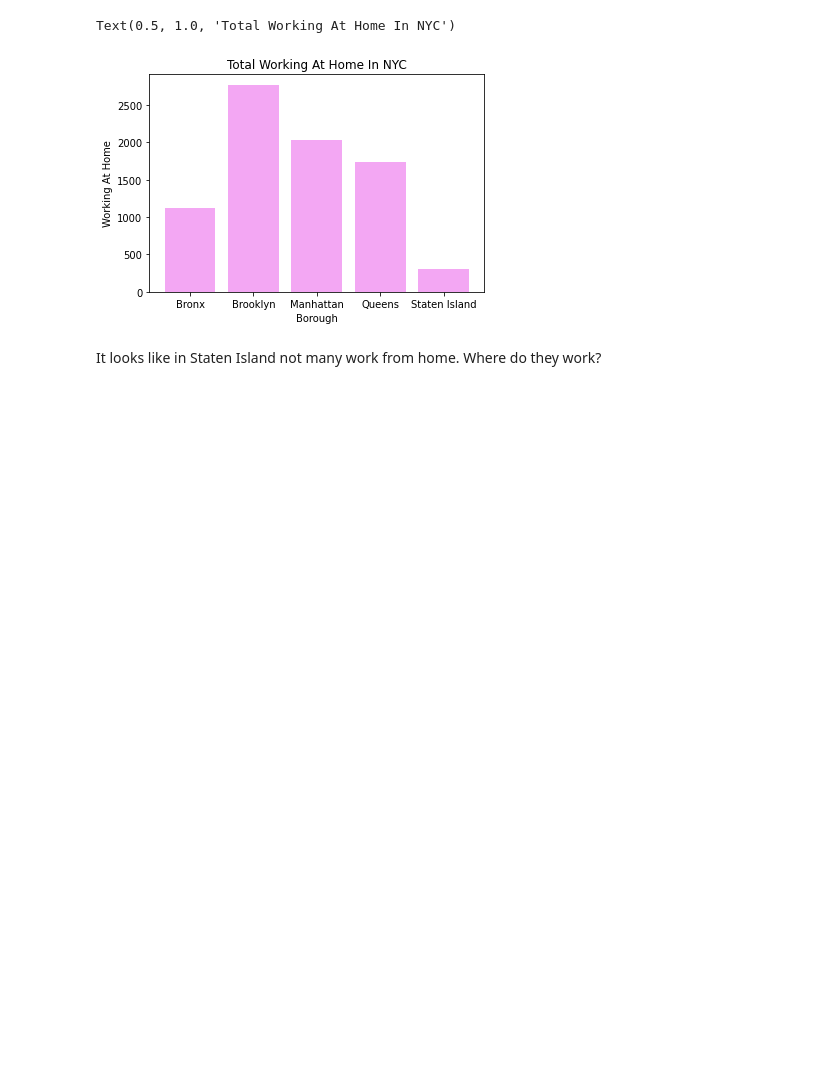
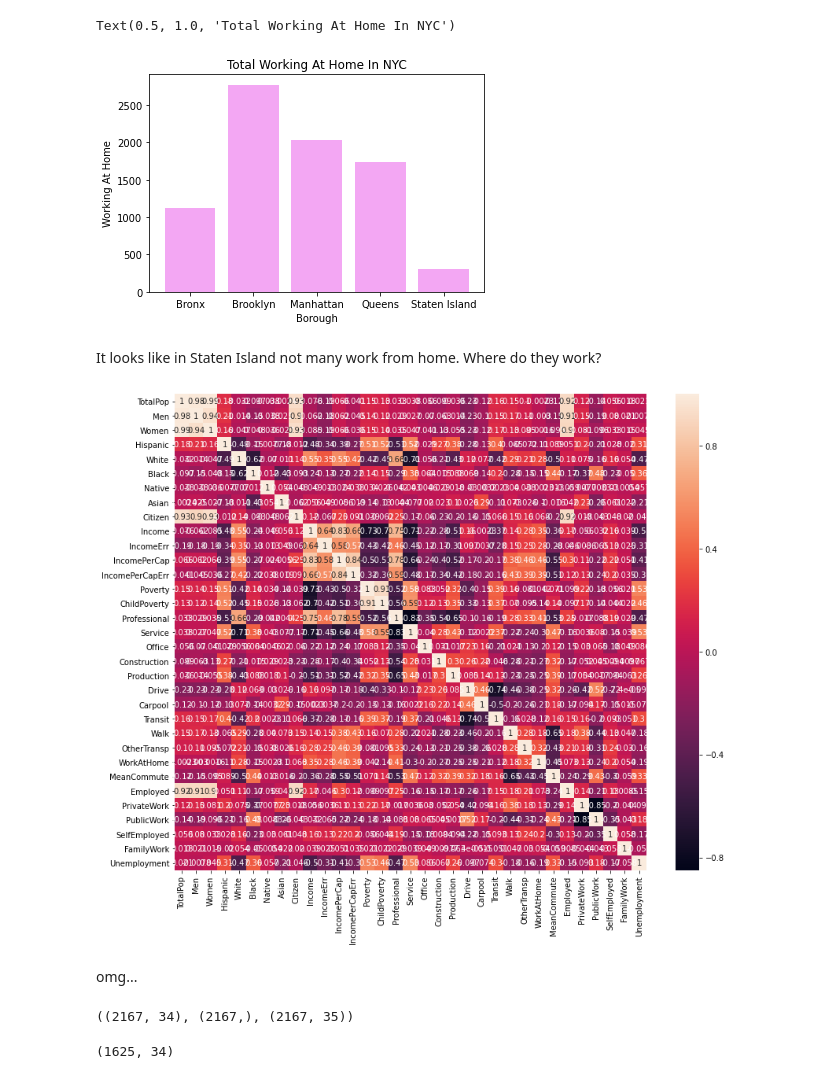
Before and after one commit to saarhaber/DataScienceProject, a Jupyter notebook: EDA.ipynb, the cells around one changed output. Cells and saved outputs as stored; diff of their text form; code cells hidden in the pictures; blank space fills up the shorter version.

```diff
--- a/EDA.ipynb
+++ b/EDA.ipynb
@@ -103,0 +126,22 @@ It looks like in Staten Island not many work from home. Where do they work?
+# %%
+def plot_heatmap(df):
+
+    """
+    This function first creates a correlation matrix then visualizae
+    the correlation matrix using a heatmap from seaborn.
+    """
+    # heat map of correlation matrix
+    # corr matrix
+    df_cor = df.corr()
+
+    # make figure
+    plt.figure(figsize=(12, 10))
+    sns.heatmap(df_cor, annot=True)
+    plt.tight_layout()
+    plt.show()
+# %%
+plot_heatmap(df)
+# %% [output]
+[figure, added]
+# %% [markdown]
+omg...
@@ -103,0 +152,4 @@ It looks like in Staten Island not many work from home. Where do they work?
+# %%
+x_red.shape, y_red.shape, df.shape
+# %% [output]
+((2167, 34), (2167,), (2167, 35))
@@ -103,0 +159,4 @@ It looks like in Staten Island not many work from home. Where do they work?
+# %%
+trainFeatures.shape
+# %% [output]
+(1625, 34)
```
Also changed, not shown: parts of 6 cells of this notebook.
